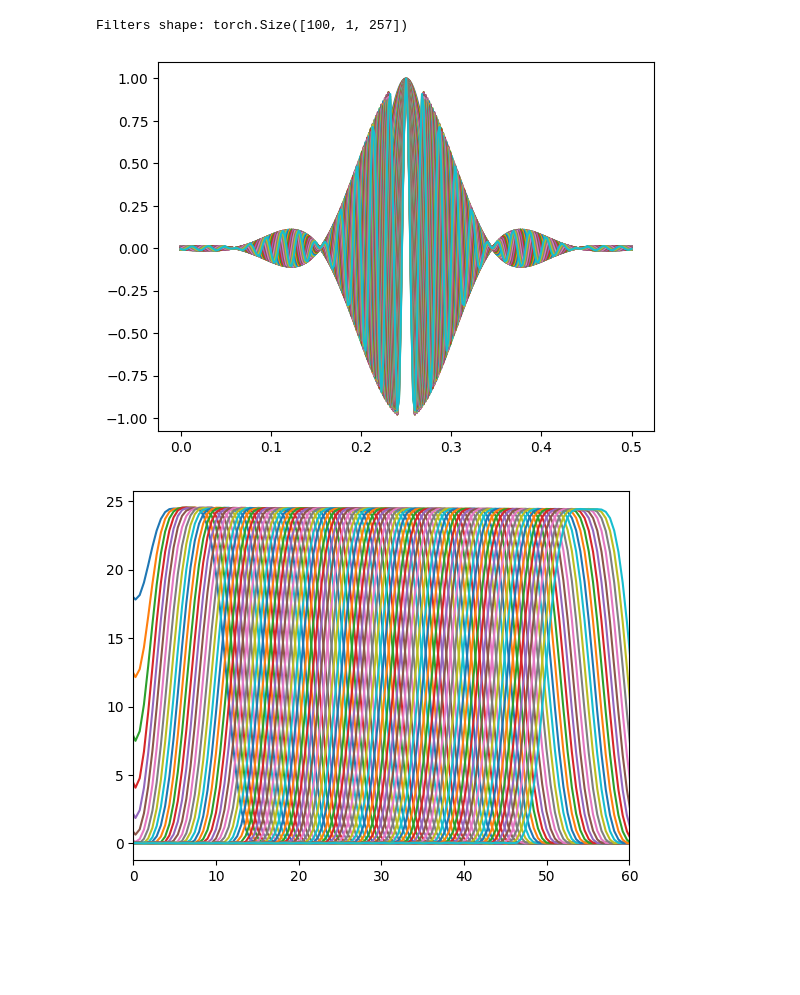
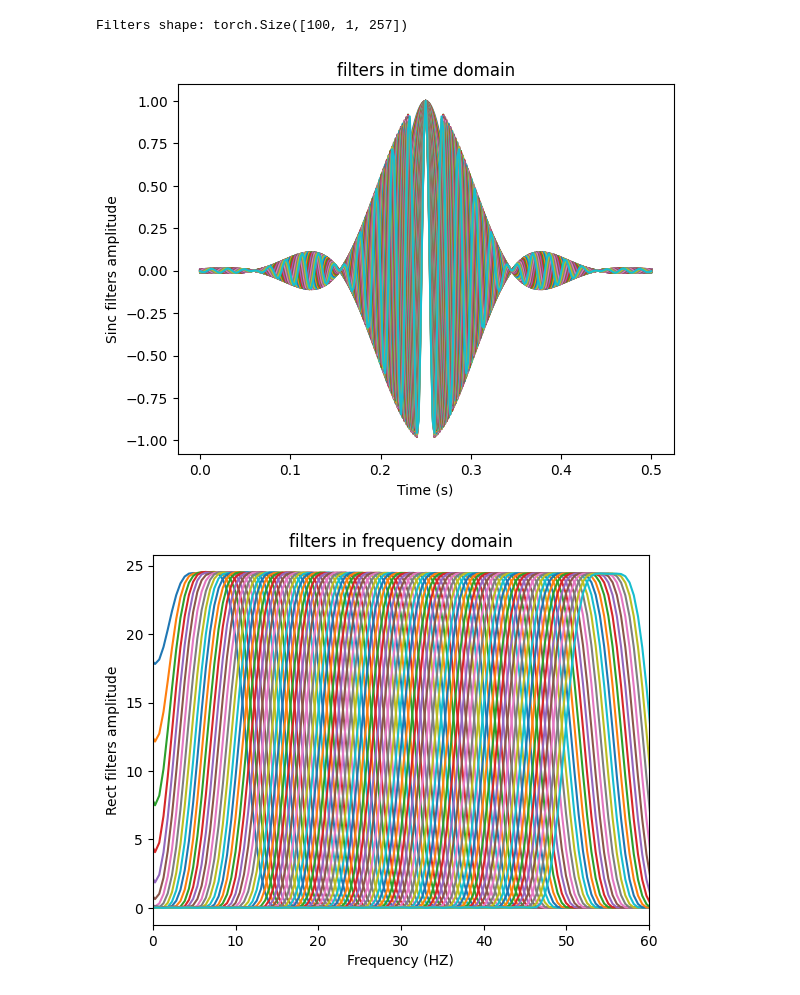
Before and after one commit to ZaUt-bio/Exploring-Filters-in-SincNet-Access-and-Visualization, a Jupyter notebook: SincNet_filters_visualization_initials.ipynb, the cells around one changed output. Drawn from its saved outputs; the diff is of its cells as text; code cells hidden in the pictures; blank space fills up the shorter version.

```diff
--- a/SincNet_filters_visualization_initials.ipynb
+++ b/SincNet_filters_visualization_initials.ipynb
@@ -685,15 +685,21 @@ Filters shape: torch.Size([100, 1, 257])
 # %%
 import matplotlib.pyplot as plt
 a= CNN_net.conv[0].filters.detach().numpy()
 x=np.linspace(0,0.5,257)
 y=np.linspace(-256,256,1000)
 for i in range(100):
   plt.figure(1)
   plt.plot(x,a[i,0,:])
+  plt.title('filters in time domain')
+  plt.xlabel('Time (s)') # depends on time sampling rate
+  plt.ylabel('Sinc filters amplitude')
   plt.figure(2)
   plt.plot(y,np.fft.fftshift(np.abs(np.fft.fft(a[i,0, :], 1000))))
+plt.title('filters in frequency domain')
+plt.xlabel('Frequency (HZ)')
+plt.ylabel('Rect filters amplitude')
 plt.xlim([0,60])
 plt.show()
 # %% [output]
-[figure, old version]
+[figure, new version]
-[figure, old version]
+[figure, new version]
```
Also changed, not shown: parts of 2 cells of this notebook.
